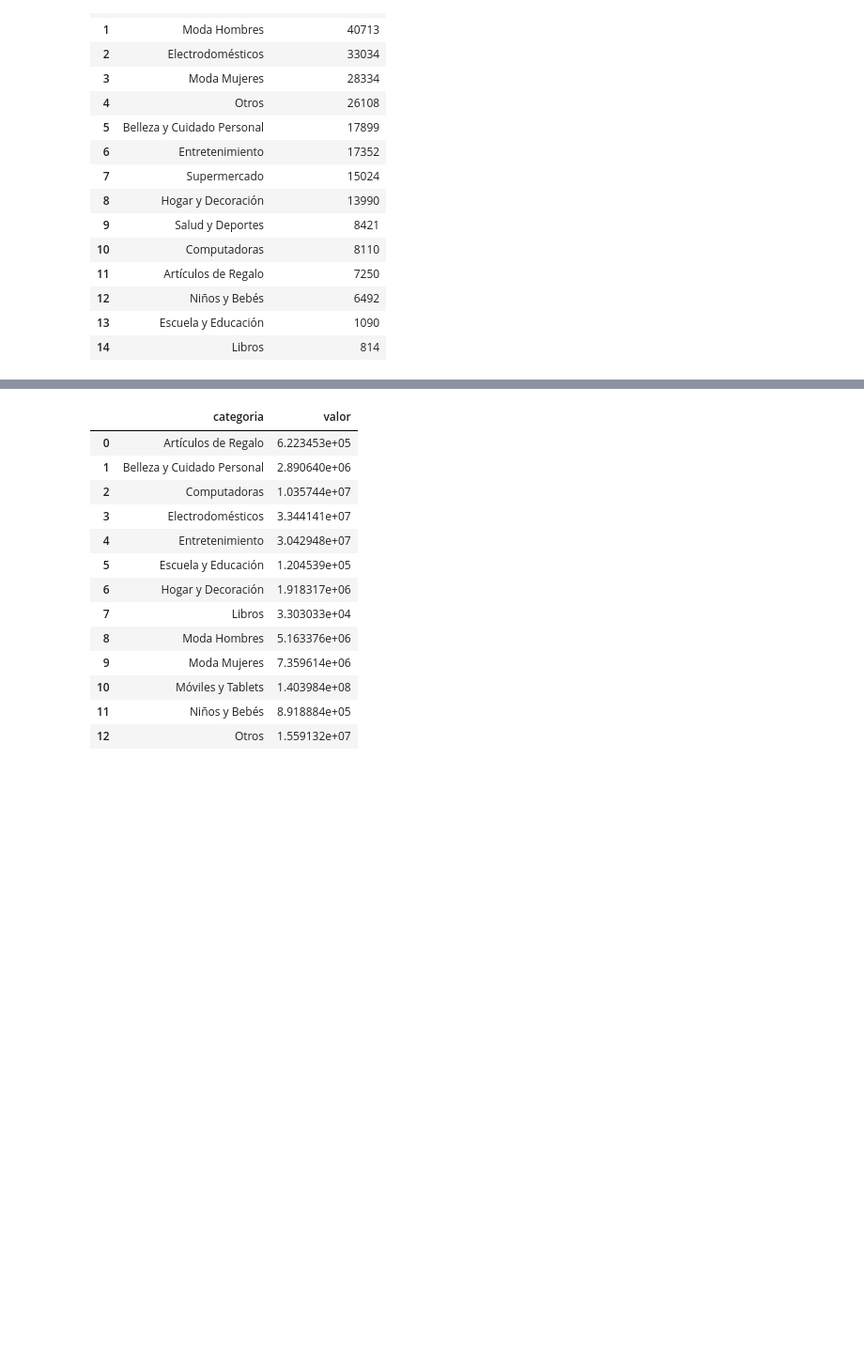
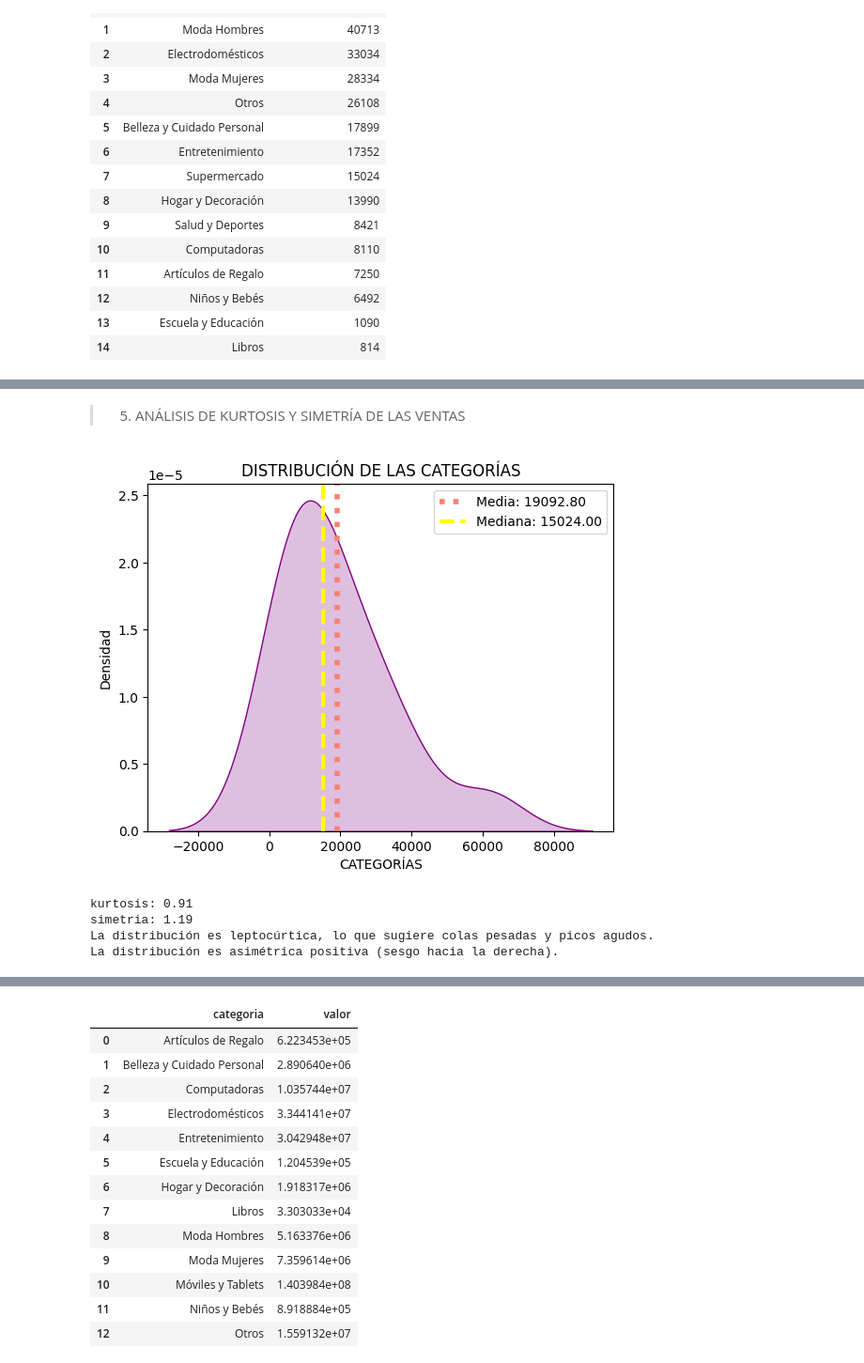
Before and after one commit to XimenaPO/EDA_Online_Sales_USA, a Jupyter notebook: src/EDA_Ventas_Online_USA.ipynb, the cells around one changed output, grey strips where cells are left out. Shown at 94% size. Saved outputs shown, nothing was run; the diff lists cells and outputs as text; code cells hidden in the pictures; blank space fills up the shorter version.

```diff
--- a/src/EDA_Ventas_Online_USA.ipynb
+++ b/src/EDA_Ventas_Online_USA.ipynb
@@ -348,0 +492,46 @@ Claramente hay algunos valores extremadamente altos que desvían la media hacia
+# %% [markdown]
+> 5. ANÁLISIS DE KURTOSIS Y SIMETRÍA DE LAS VENTAS
+# %%
+from scipy.stats import kurtosis, skew
+
+sns.kdeplot(data=df_agrupado_categorias, x='numero_de_ventas', fill=True, color='purple',)
+
+kurtosis_valor = kurtosis(df_agrupado_categorias['numero_de_ventas'])
+simetria_valor = skew(df_agrupado_categorias['numero_de_ventas'])
+
+# Líneas verticales para las estadísticas
+plt.axvline(media_ventas, color='salmon', linestyle='dotted', linewidth=4, label=f'Media: {media_ventas:.2f}')
+plt.axvline(mediana_ventas, color='yellow', linestyle='dashed', linewidth=3, label=f'Mediana: {mediana_ventas:.2f}')
+
+
+plt.title('DISTRIBUCIÓN DE LAS CATEGORÍAS')
+plt.xlabel('CATEGORÍAS')
+plt.ylabel('Densidad')
+
+plt.legend()
+
+plt.show()
+
+# ANÁLISIS KURTOSIS Y SIMETRÍA
+print(f"kurtosis: {kurtosis_valor:.2f}")
+print(f"simetria: {simetria_valor:.2f}")
+
+if kurtosis_valor > 0:
+    print("La distribución es leptocúrtica, lo que sugiere colas pesadas y picos agudos.")
+elif kurtosis_valor < 0:
+    print("La distribución es platicúrtica, lo que sugiere colas ligeras y un pico achatado.")
+else:
+    print("La distribución es mesocúrtica, similar a una distribución normal.")
+
+if simetria_valor > 0:
+    print("La distribución es asimétrica positiva (sesgo hacia la derecha).")
+elif simetria_valor < 0:
+    print("La distribución es asimétrica negativa (sesgo hacia la izquierda).")
+else:
+    print("La distribución es perfectamente simétrica alrededor de su media.")
+# %% [output]
+[figure, added]
+kurtosis: 0.91
+simetria: 1.19
+La distribución es leptocúrtica, lo que sugiere colas pesadas y picos agudos.
+La distribución es asimétrica positiva (sesgo hacia la derecha).
```
Also changed, not shown: parts of 153 cells of this notebook.
